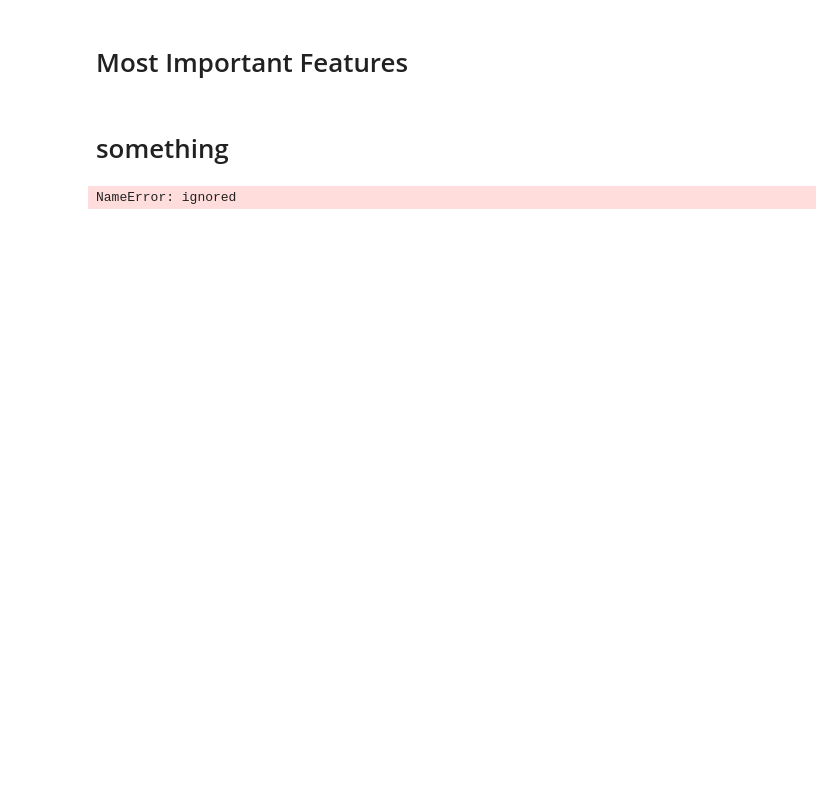
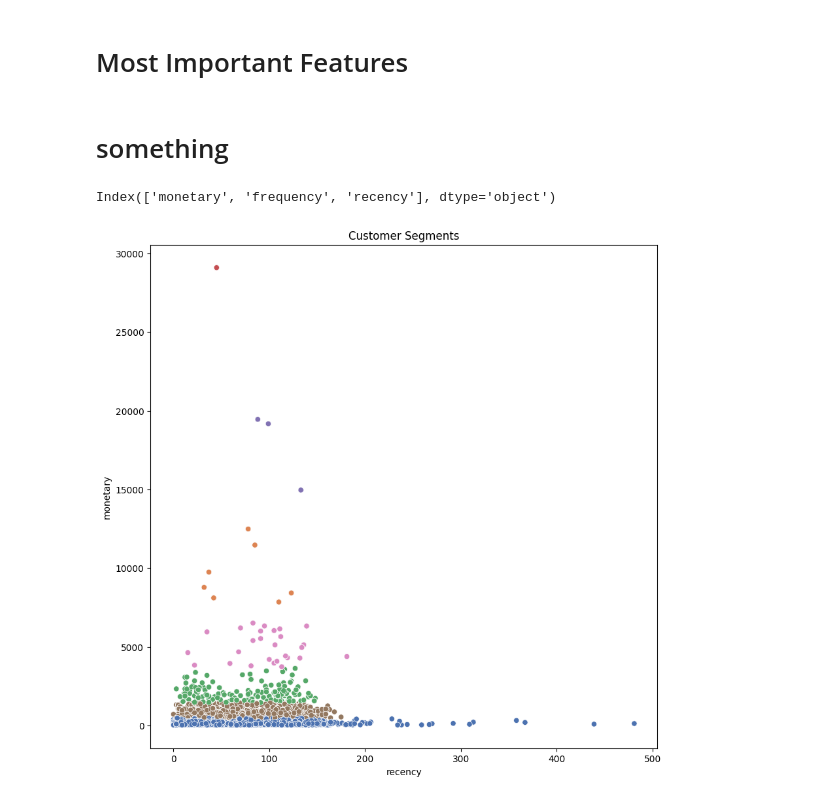
Before and after one commit to prffraia/Machine_Learning, a Jupyter notebook: 03_Clustering.ipynb, the cells around one changed output. Cells and saved outputs as stored; diff of their text form; code cells hidden in the pictures; blank space fills up the shorter version.

```diff
--- a/03_Clustering.ipynb
+++ b/03_Clustering.ipynb
@@ -148,17 +166,20 @@ for i, center in enumerate(cluster_centers):
     print(f"Top 3 features for cluster {i+1}: {top_features}")
 # %% [markdown]
 # something
+# %%
+X.columns
+# %% [output]
+Index(['monetary', 'frequency', 'recency'], dtype='object')
 # %%
 import seaborn as sns
 
-clusters = kmeans.fit_predict(df)
+clusters = kmeans.fit_predict(X)
 
 # Visualize the clusters
-
+fig, ax = plt.subplots(figsize=(10, 10))
 # Create a scatter plot of the data, with points colored by cluster label
-sns.scatterplot(data=df, x=df['frequency'], y=df['monetary'], hue=clusters, palette='deep', legend=None)
-
+sns.scatterplot(data=X, x=X['recency'], y=X['monetary'], hue=clusters, palette='deep', legend=None)
 plt.title('Customer Segments') # Set the title of the plot
 plt.show() # Show the plot
 # %% [output]
-NameError: ignored
+[figure, added]
```
Also changed, not shown: parts of 5 cells of this notebook.
